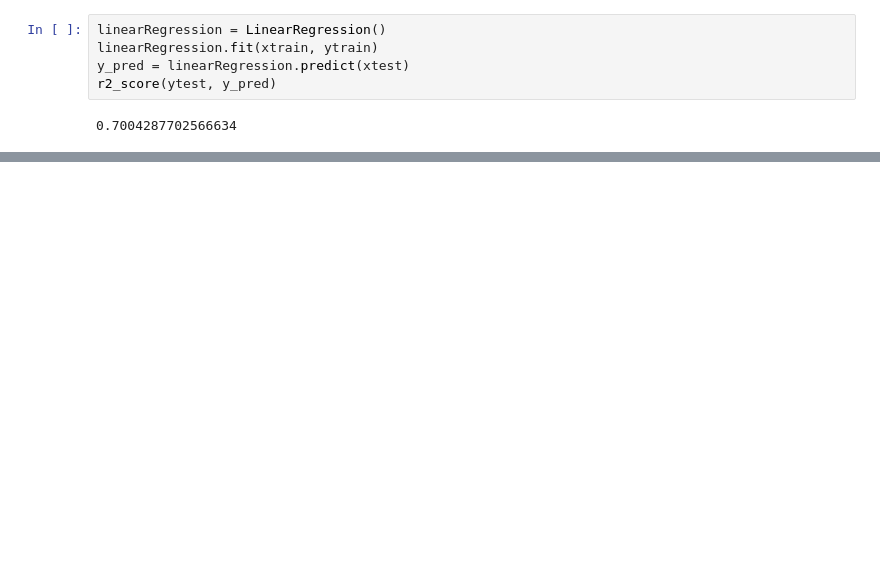
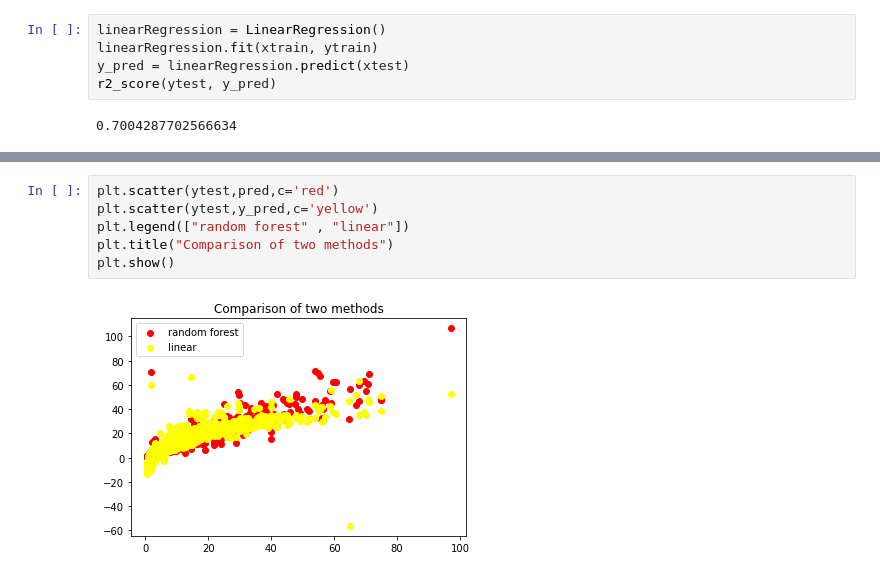
Before and after one commit to samart-KAOS/used_car_price_prediction, a Jupyter notebook: used_car.ipynb, the cells around one changed output, grey strips where cells are left out. Saved outputs shown, nothing was run; the diff lists cells and outputs as text; blank space fills up the shorter version.

```diff
--- a/used_car.ipynb
+++ b/used_car.ipynb
@@ -153,0 +157,8 @@ plt.scatter(ytest,y_pred)
+# %%
+plt.scatter(ytest,pred,c='red')
+plt.scatter(ytest,y_pred,c='yellow')
+plt.legend(["random forest" , "linear"])
+plt.title("Comparison of two methods")
+plt.show()
+# %% [output]
+[figure, added]
```
Also changed, not shown: parts of 4 cells of this notebook.
